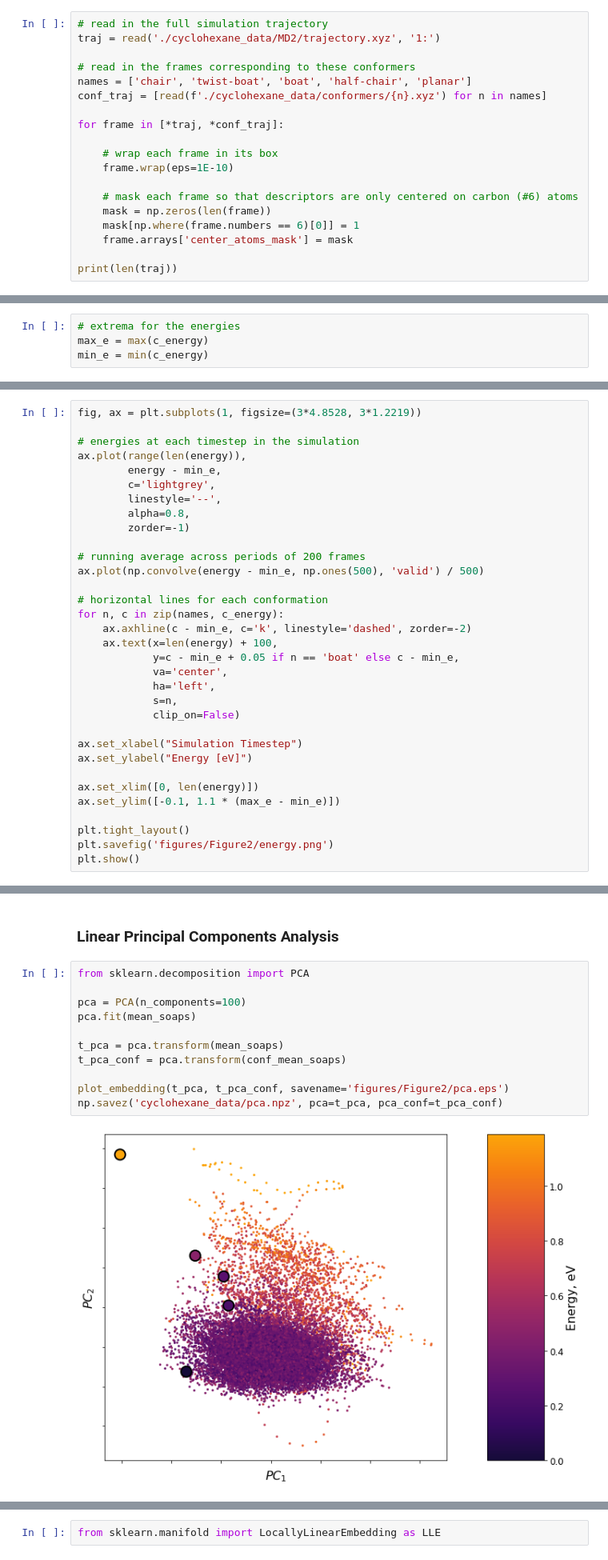
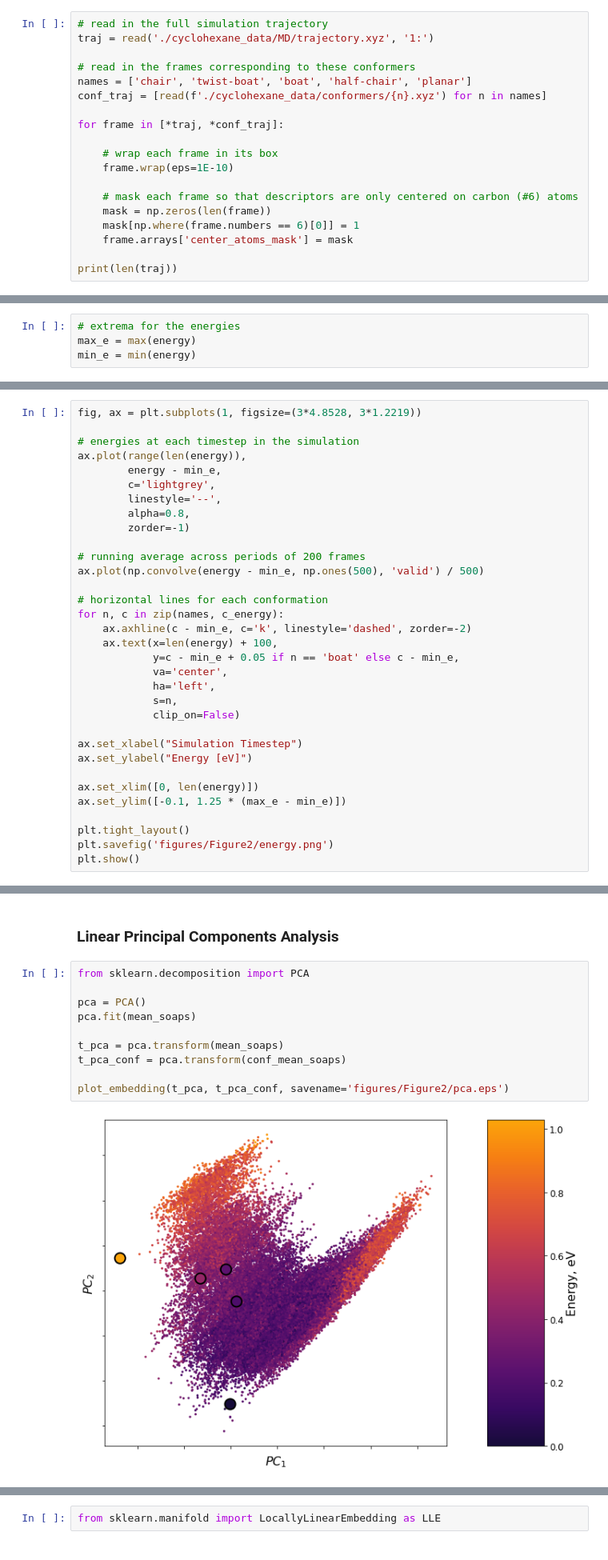
Before and after one commit to cersonsky-lab/unsupervised-ml, a Jupyter notebook: Dimensionality_Reduction_Cyclohexane.ipynb, the cells around one changed output, grey strips where cells are left out. Shown at 80% size. Saved outputs shown, nothing was run; the diff lists cells and outputs as text.

```diff
--- a/Dimensionality_Reduction_Cyclohexane.ipynb
+++ b/Dimensionality_Reduction_Cyclohexane.ipynb
@@ -40,7 +40,7 @@ cmap = set_cmap()
 ### Read Data
 # %%
 # read in the full simulation trajectory
-traj = read('./cyclohexane_data/MD2/trajectory.xyz', '1:')
+traj = read('./cyclohexane_data/MD/trajectory.xyz', '1:')
 
 # read in the frames corresponding to these conformers
 names = ['chair', 'twist-boat', 'boat', 'half-chair', 'planar']
@@ -67,8 +67,8 @@ energy = np.array([a.info['energy_eV'] for a in traj])
 c_energy = np.array([frame.info['energy_eV'] for frame in conf_traj])
 # %%
 # extrema for the energies
-max_e = max(c_energy)
-min_e = min(c_energy)
+max_e = max(energy)
+min_e = min(energy)
 # %% [markdown]
 Here we can confirm what our analysis will tell us: the simulation starts in the planar conformation, transitions to the metastable half-chair configuration, then moves through the boat configuration until it ultimately reaches the chair conformation.
 # %%
@@ -99,7 +99,7 @@ ax.set_xlabel("Simulation Timestep")
 ax.set_ylabel("Energy [eV]")
 
 ax.set_xlim([0, len(energy)])
-ax.set_ylim([-0.1, 1.1 * (max_e - min_e)])
+ax.set_ylim([-0.1, 1.25 * (max_e - min_e)])
 
 plt.tight_layout()
 plt.savefig('figures/Figure2/energy.png')
@@ -221,13 +217,12 @@ soaps.shape, conf_soaps.shape
 # %%
 from sklearn.decomposition import PCA
 
-pca = PCA(n_components=100)
+pca = PCA()
 pca.fit(mean_soaps)
 
 t_pca = pca.transform(mean_soaps)
 t_pca_conf = pca.transform(conf_mean_soaps)
 
 plot_embedding(t_pca, t_pca_conf, savename='figures/Figure2/pca.eps')
-np.savez('cyclohexane_data/pca.npz', pca=t_pca, pca_conf=t_pca_conf)
 # %% [output]
-[figure, old version]
+[figure, new version]
```
Also changed, not shown: parts of 37 cells of this notebook, 2 other files.
